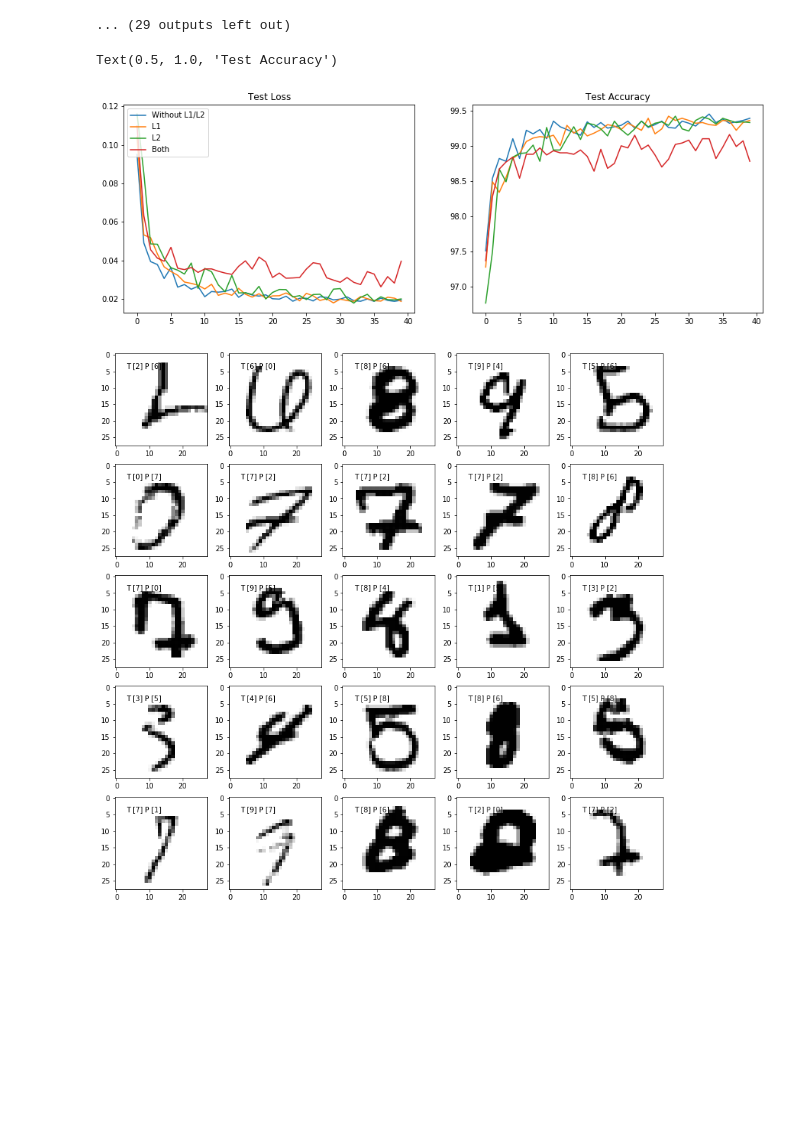
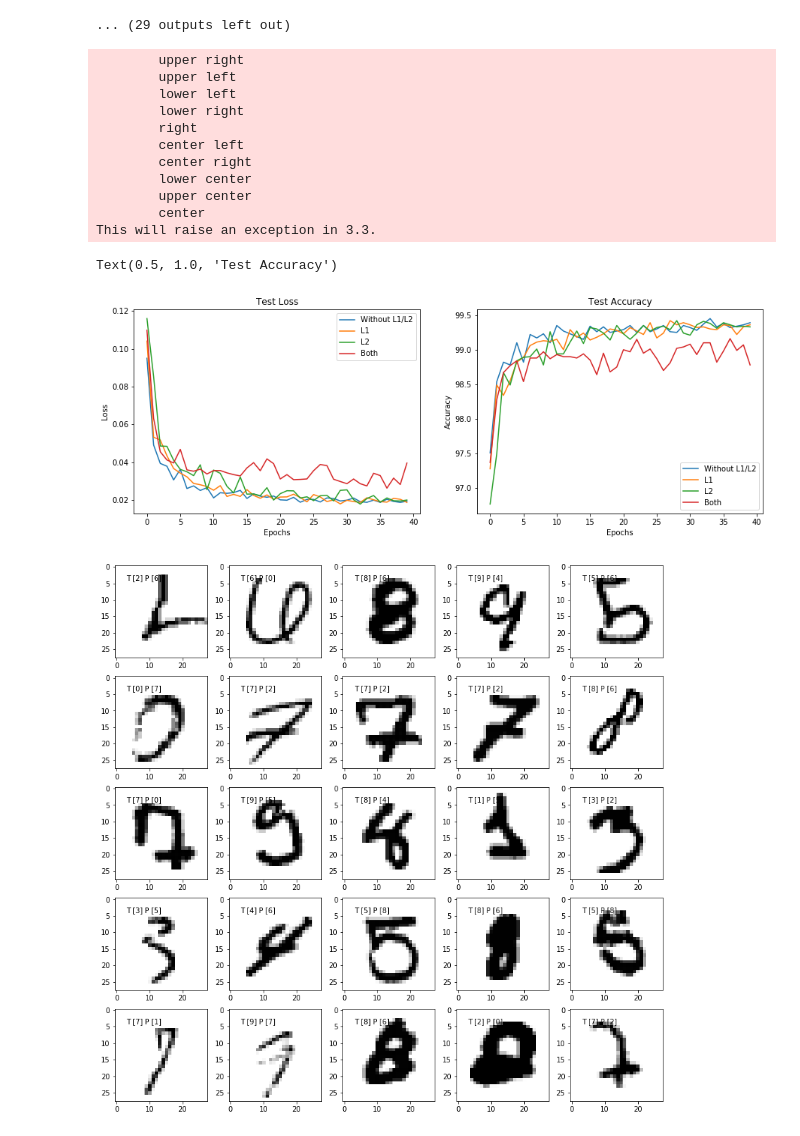
Before and after one commit to Hiranmai-T/EVA, a Jupyter notebook: S6/EVA4_Assignment6_5.ipynb, the cells around one changed output. Drawn from its saved outputs; the diff is of its cells as text; code cells hidden in the pictures; blank space fills up the shorter version.

Commit message:
Analysis of all four above(fixed graph)

```diff
--- a/S6/EVA4_Assignment6_5.ipynb
+++ b/S6/EVA4_Assignment6_5.ipynb
@@ -805,29 +805,44 @@ EPOCH: 11
 # %%
 import matplotlib.pyplot as plt
 # test_loss_l1=[]
 # test_acc_l1=[]
 # test_loss_l2=[]
 # test_acc_l2=[]
 # test_loss_both=[]
 # test_acc_both=[]
 # test_loss_none=[]
 # test_acc_none=[]
 fig, axs = plt.subplots(1,2,figsize=(15,5))
 axs[0].plot(test_loss_none)
 axs[0].plot(test_loss_l1)
 axs[0].plot(test_loss_l2)
 axs[0].plot(test_loss_both)
-axs[0].legend(['Without L1/L2', 'L1', 'L2', 'Both'], loc='upper left')
+axs[0].set_xlabel('Epochs')
+axs[0].set_ylabel('Loss')
+axs[0].legend(['Without L1/L2', 'L1', 'L2', 'Both'], loc='upper right')
 axs[0].set_title("Test Loss")
 axs[1].plot(test_acc_none)
 axs[1].plot(test_acc_l1)
 axs[1].plot(test_acc_l2)
 axs[1].plot(test_acc_both)
-axs[0].legend(['Without L1/L2', 'L1', 'L2', 'Both'], loc='upper left')
+axs[1].set_xlabel('Epochs')
+axs[1].set_ylabel('Accuracy')
+axs[1].legend(['Without L1/L2', 'L1', 'L2', 'Both'], loc='bottom right')
 axs[1].set_title("Test Accuracy")
 # %% [output]
-Text(0.5, 1.0, 'Test Accuracy')
+        upper right
+        upper left
+        lower left
+        lower right
+        right
+        center left
+        center right
+        lower center
+        upper center
+        center
+This will raise an exception in 3.3.
+Text(0.5, 1.0, 'Test Accuracy')
-[figure, old version]
+[figure, new version]
 # %%
 fig, axs = plt.subplots(5,5,figsize=(14,14))
 index=0
```
